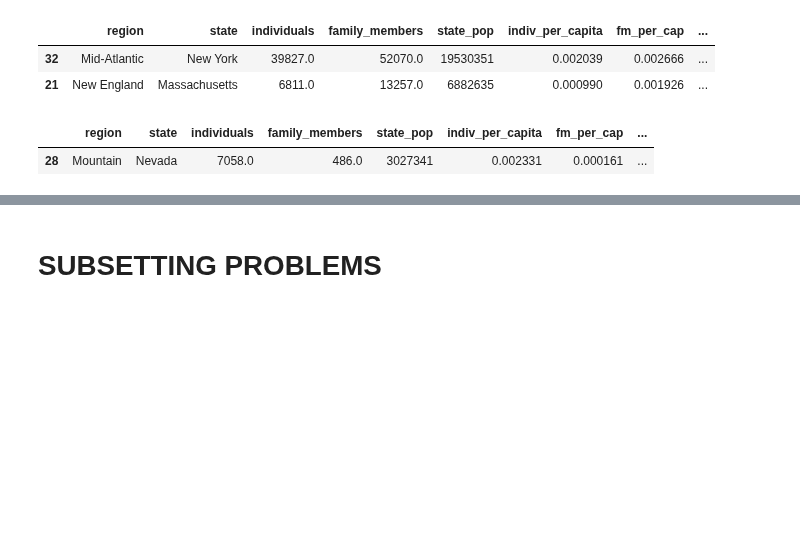
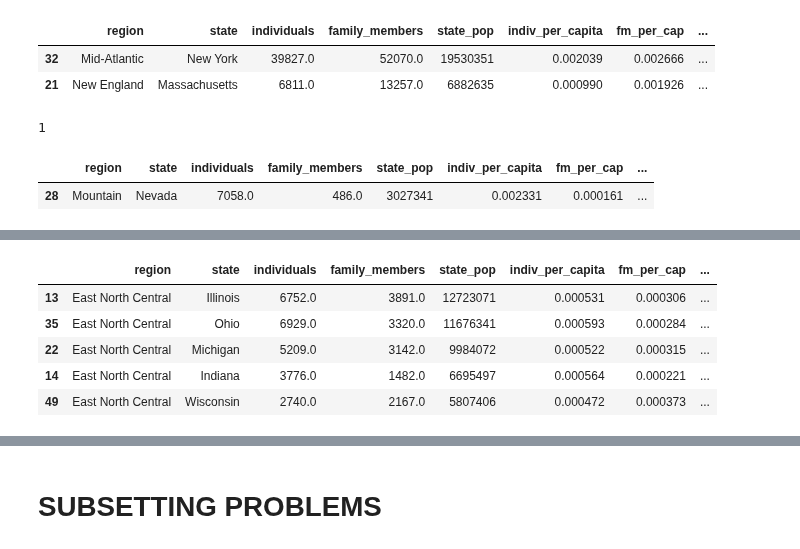
Before and after one commit to S827/python-programs, a Jupyter notebook: EDAPractice/DMWithPandas/CH1_TransformingDataframes/Homelessness_Exercise.ipynb, the cells around one changed output, grey strips where cells are left out. Cells and saved outputs as stored; diff of their text form; code cells hidden in the pictures; blank space fills up the shorter version.

```diff
--- a/EDAPractice/DMWithPandas/CH1_TransformingDataframes/Homelessness_Exercise.ipynb
+++ b/EDAPractice/DMWithPandas/CH1_TransformingDataframes/Homelessness_Exercise.ipynb
@@ -639,10 +639,11 @@ hl_percent_fam[hl_percent_fam['hl_percent_fam'] > 50]
 | 21 | New England | Massachusetts | 6811.0 | 13257.0 | 6882635 | 0.000990 | 0.001926 | ... |
 # %%
 # 4.	How many states have a percentage lower than 10%?
-count_per_low_10 = (hl_percent_fam['hl_percent_fam'] > 50).sum()
+count_per_low_10 = (hl_percent_fam['hl_percent_fam'] < 10).sum()
 print(count_per_low_10)
 hl_percent_fam[hl_percent_fam['hl_percent_fam'] < 10]
 # %% [output]
+1
 |  | region | state | individuals | family_members | state_pop | indiv_per_capita | fm_per_cap | ... |
 | 28 | Mountain | Nevada | 7058.0 | 486.0 | 3027341 | 0.002331 | 0.000161 | ... |
 # %% [markdown]
@@ -657,3 +659,13 @@ o	Questions:
 3.	Which state has the lowest total number of homeless people in the East North Central region?
 
 4.	How many states in the South Atlantic region have a total number of homeless people greater than 5,000?
+# %%
+hl_reg_th = homeless.sort_values(['region', 'total_homeless'], ascending=[True, False])
+hl_reg_th.head()
+# %% [output]
+|  | region | state | individuals | family_members | state_pop | indiv_per_capita | fm_per_cap | ... |
+| 13 | East North Central | Illinois | 6752.0 | 3891.0 | 12723071 | 0.000531 | 0.000306 | ... |
+| 35 | East North Central | Ohio | 6929.0 | 3320.0 | 11676341 | 0.000593 | 0.000284 | ... |
+| 22 | East North Central | Michigan | 5209.0 | 3142.0 | 9984072 | 0.000522 | 0.000315 | ... |
+| 14 | East North Central | Indiana | 3776.0 | 1482.0 | 6695497 | 0.000564 | 0.000221 | ... |
+| 49 | East North Central | Wisconsin | 2740.0 | 2167.0 | 5807406 | 0.000472 | 0.000373 | ... |
```
Also changed, not shown: parts of 4 cells of this notebook.
